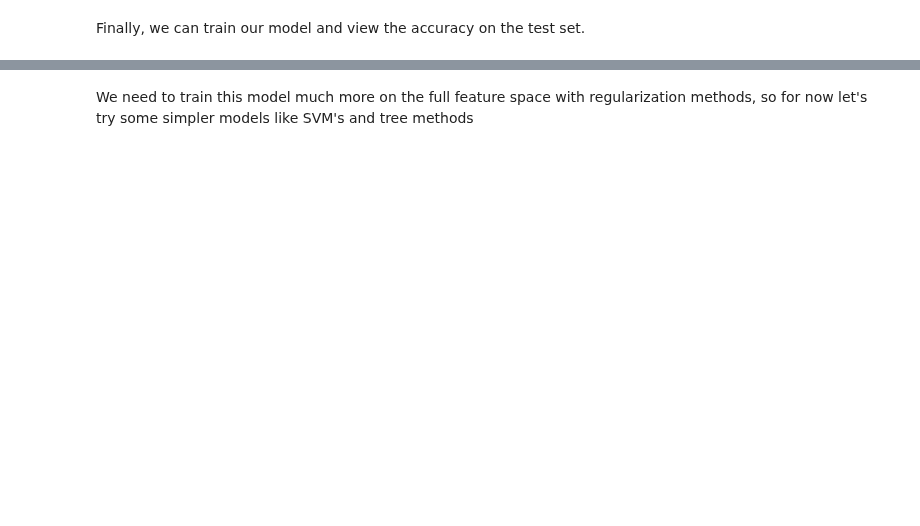
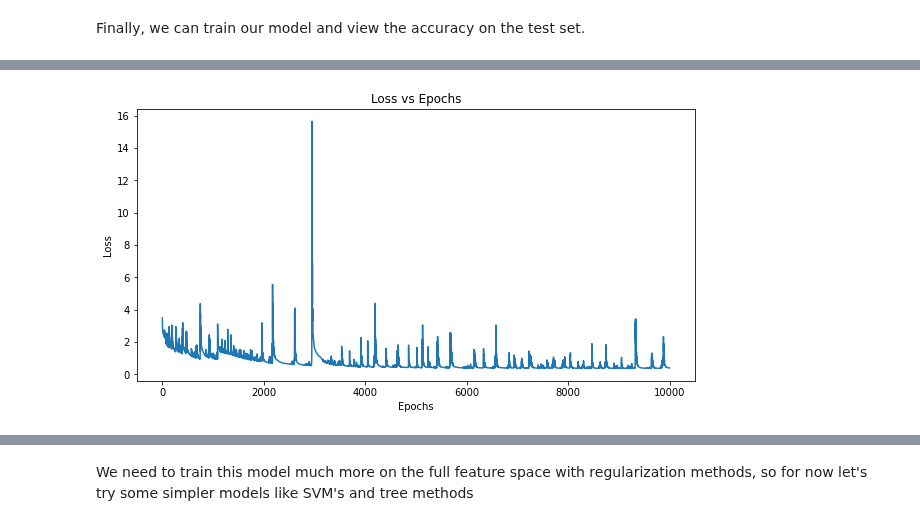
Before and after one commit to jlehrer1/comparative-organoids, a Jupyter notebook: notebooks/data_modeling_01.ipynb, the cells around one changed output, grey strips where cells are left out. Drawn from its saved outputs; the diff is of its cells as text; code cells hidden in the pictures; blank space fills up the shorter version.

```diff
--- a/notebooks/data_modeling_01.ipynb
+++ b/notebooks/data_modeling_01.ipynb
@@ -42,17 +42,26 @@ Now we begin the classification process
 class GeneClassifier(nn.Module):
     def __init__(self):
         super().__init__()
-        self.fc1 = nn.Linear(in_features=100, out_features=16)
-        self.fc2 = nn.Linear(in_features=16, out_features=12)
-        self.fc3 = nn.Linear(in_features=12, out_features=12)
-        self.output = nn.Linear(in_features=12, out_features=primary['label'].nunique())
+        self.network = nn.Sequential(
+            nn.Linear(in_features=100, out_features=16),
+            nn.ReLU(),
+            nn.Linear(in_features=16, out_features=32),
+            nn.ReLU(),
+            nn.Linear(in_features=32, out_features=64),
+            nn.ReLU(),
+            nn.Linear(in_features=64, out_features=128),
+            nn.ReLU(),
+            nn.Linear(in_features=128, out_features=64),
+            nn.ReLU(),
+            nn.Linear(in_features=64, out_features=32),
+            nn.ReLU(),
+            nn.Linear(in_features=32, out_features=16),
+            nn.ReLU(),
+            nn.Linear(in_features=16, out_features=primary['label'].nunique()),
+        )
 
     def forward(self, x):
-        x = F.relu(self.fc1(x))
-        x = F.relu(self.fc2(x))
-        x = F.relu(self.fc3(x))
-        x = self.output(x)
-        return x
+        return self.network(x)
 # %% [markdown]
 Now that we've defined a basic fully connected neural network, let's split our data into training and testing sets, then use K-fold CV to tune the architecture of our model
 # %%
@@ -82,10 +104,10 @@ GeneClassifier(
 # %% [markdown]
 Finally, we can train our model and view the accuracy on the test set.
 # %%
-epochs = 100
+epochs = 10000
 loss_arr = []
 
-for i in range(epochs):
+for i in range(1, epochs):
     y_hat = model.forward(X_train)
     loss = criterion(y_hat, y_train)
     loss_arr.append(loss)
@@ -109,0 +140,8 @@ Epoch: 90 Loss: 2.464743137359619
+# %%
+fig = plt.figure(figsize=(10, 5))
+plt.plot(range(1, epochs), [x.item() for x in loss_arr]);
+plt.xlabel('Epochs');
+plt.ylabel('Loss');
+plt.title('Loss vs Epochs');
+# %% [output]
+[figure, added]
```
Also changed, not shown: parts of 5 cells of this notebook, 2 other files.
